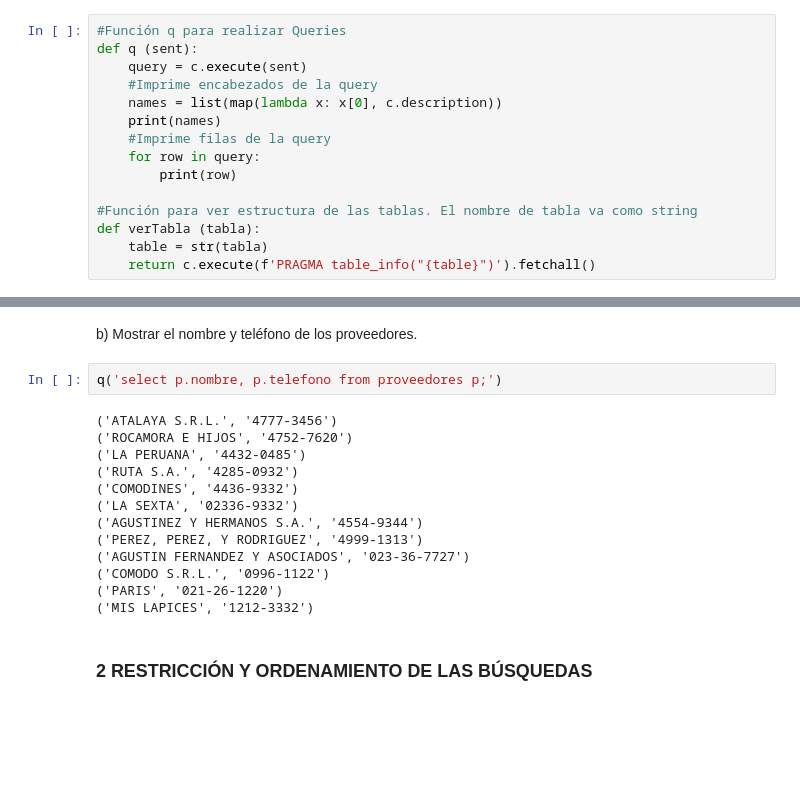
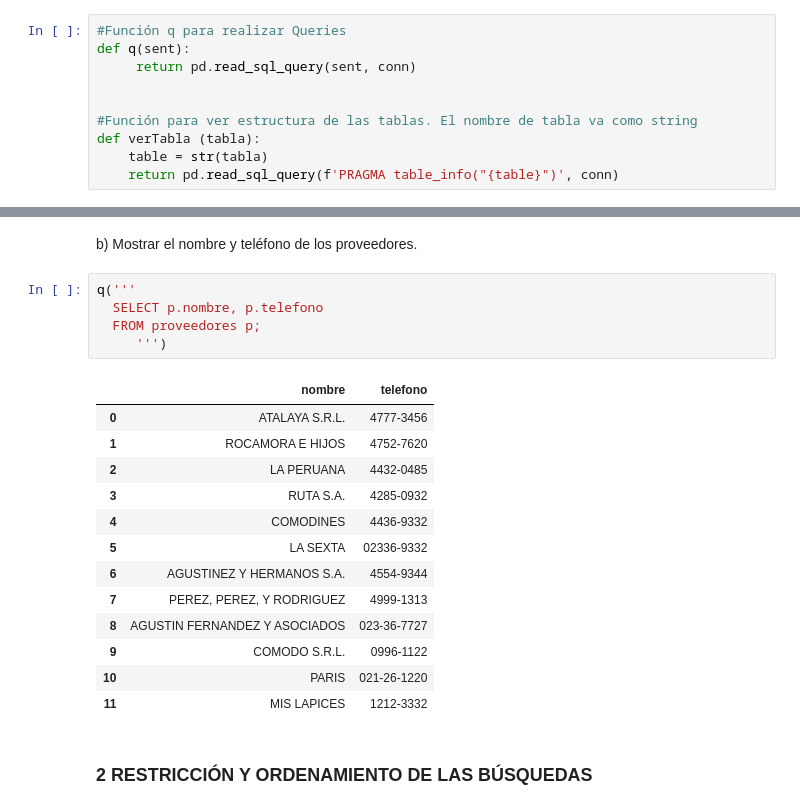
Before and after one commit to rloredo/niveladora2019UBADS, a Jupyter notebook: practica_sql_resueltos.ipynb, the cells around one changed output, grey strips where cells are left out. Drawn from its saved outputs; the diff is of its cells as text; blank space fills up the shorter version.

```diff
--- a/practica_sql_resueltos.ipynb
+++ b/practica_sql_resueltos.ipynb
@@ -10,19 +24,14 @@ conn = sqlite3.connect(archivoBase)
 c = conn.cursor()
 # %%
 #Función q para realizar Queries
-def q (sent):
-    query = c.execute(sent)
-    #Imprime encabezados de la query
-    names = list(map(lambda x: x[0], c.description))
-    print(names)
-    #Imprime filas de la query
-    for row in query:
-        print(row)
+def q(sent):
+     return pd.read_sql_query(sent, conn)
+
 
 #Función para ver estructura de las tablas. El nombre de tabla va como string
 def verTabla (tabla):
     table = str(tabla)
-    return c.execute(f'PRAGMA table_info("{table}")').fetchall()
+    return pd.read_sql_query(f'PRAGMA table_info("{table}")', conn)
 # %% [markdown]
 Ver tablas de la base
 # %%
@@ -95,20 +103,24 @@ q(
 # %% [markdown]
 b) Mostrar el nombre y teléfono de los proveedores.
 # %%
-q('select p.nombre, p.telefono from proveedores p;')
+q('''
+  SELECT p.nombre, p.telefono
+  FROM proveedores p;
+     ''')
 # %% [output]
-('ATALAYA S.R.L.', '4777-3456')
-('ROCAMORA E HIJOS', '4752-7620')
-('LA PERUANA', '4432-0485')
-('RUTA S.A.', '4285-0932')
-('COMODINES', '4436-9332')
-('LA SEXTA', '02336-9332')
-('AGUSTINEZ Y HERMANOS S.A.', '4554-9344')
-('PEREZ, PEREZ, Y RODRIGUEZ', '4999-1313')
-('AGUSTIN FERNANDEZ Y ASOCIADOS', '023-36-7727')
-('COMODO S.R.L.', '0996-1122')
-('PARIS', '021-26-1220')
-('MIS LAPICES', '1212-3332')
+|  | nombre | telefono |
+| 0 | ATALAYA S.R.L. | 4777-3456 |
+| 1 | ROCAMORA E HIJOS | 4752-7620 |
+| 2 | LA PERUANA | 4432-0485 |
+| 3 | RUTA S.A. | 4285-0932 |
+| 4 | COMODINES | 4436-9332 |
+| 5 | LA SEXTA | 02336-9332 |
+| 6 | AGUSTINEZ Y HERMANOS S.A. | 4554-9344 |
+| 7 | PEREZ, PEREZ, Y RODRIGUEZ | 4999-1313 |
+| 8 | AGUSTIN FERNANDEZ Y ASOCIADOS | 023-36-7727 |
+| 9 | COMODO S.R.L. | 0996-1122 |
+| 10 | PARIS | 021-26-1220 |
+| 11 | MIS LAPICES | 1212-3332 |
 # %% [markdown]
 ### 2 RESTRICCIÓN Y ORDENAMIENTO DE LAS BÚSQUEDAS
 # %% [markdown]
```
Also changed, not shown: parts of 9 cells of this notebook.
